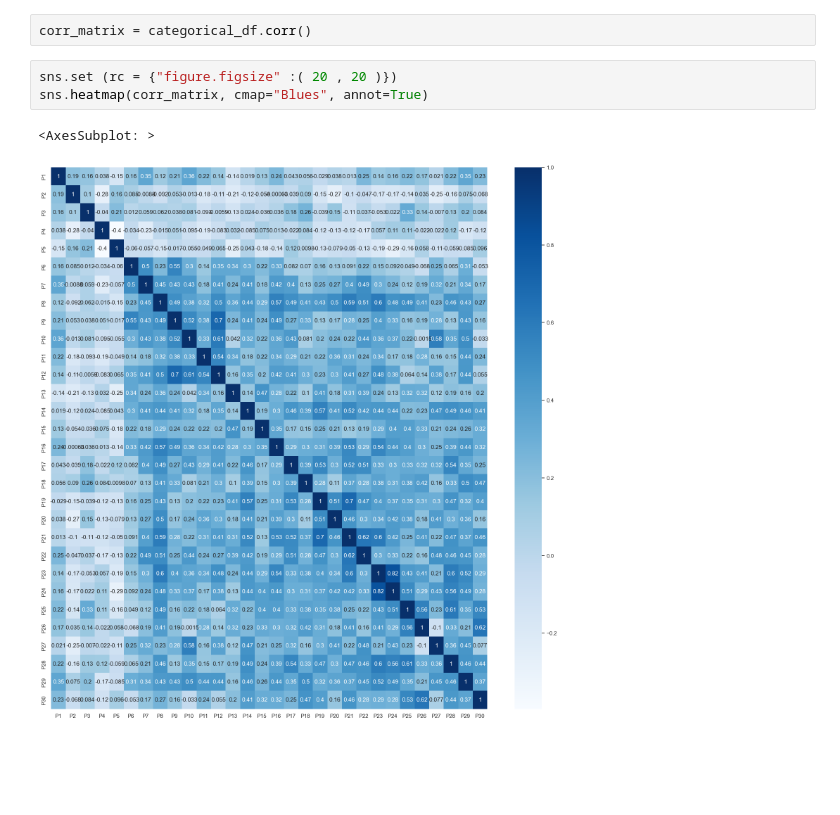
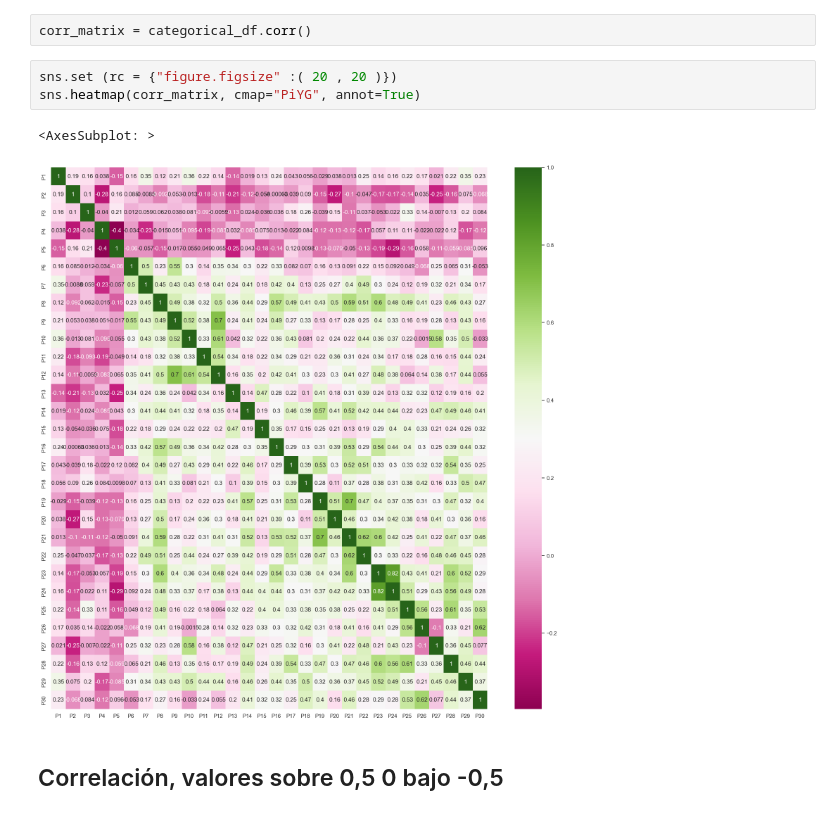
Before and after one commit to ridexmoler/correlaciones, a Jupyter notebook: correlaciones.ipynb, the cells around one changed output. Cells and saved outputs as stored; diff of their text form; blank space fills up the shorter version.

```diff
--- a/correlaciones.ipynb
+++ b/correlaciones.ipynb
@@ -19,7 +22,9 @@ for column in categorical_df:
 corr_matrix = categorical_df.corr()
 # %%
 sns.set (rc = {"figure.figsize" :( 20 , 20 )})
-sns.heatmap(corr_matrix, cmap="Blues", annot=True)
+sns.heatmap(corr_matrix, cmap="PiYG", annot=True)
 # %% [output]
 <AxesSubplot: >
-[figure, old version]
+[figure, new version]
+# %% [markdown]
+## Correlación, valores sobre 0,5 0 bajo -0,5
```
Also changed, not shown: parts of 5 cells of this notebook.
